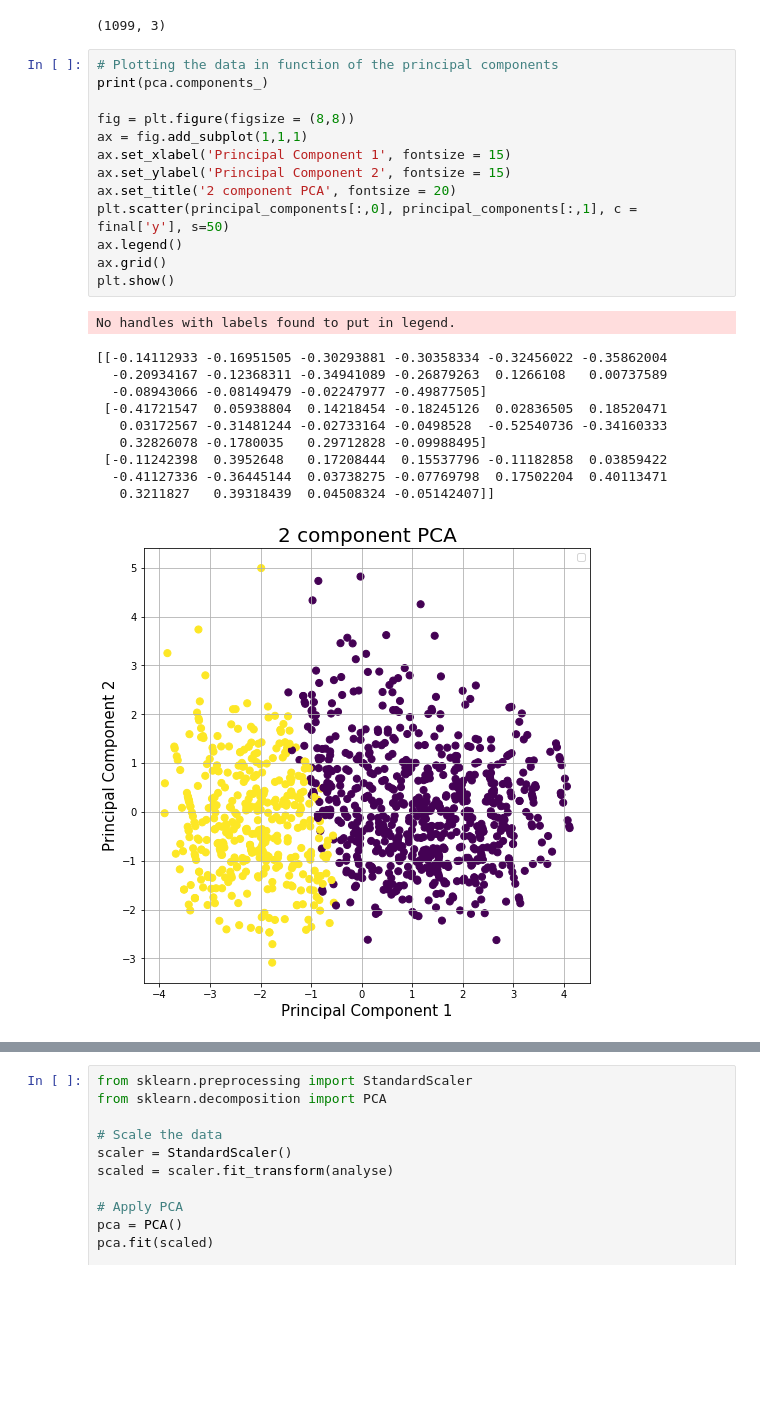
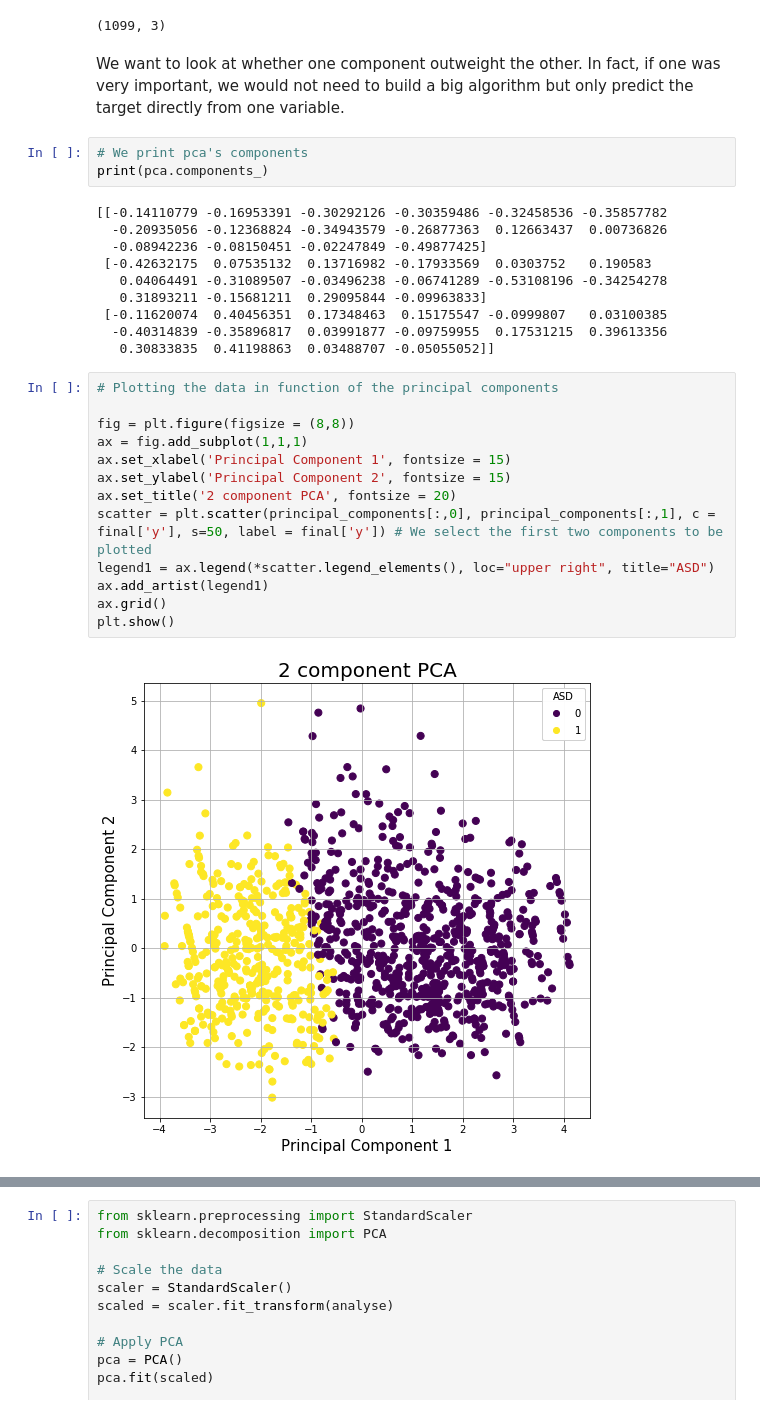
Before and after one commit to clempichon/PCBS_autism, a Jupyter notebook: project.ipynb, the cells around one changed output, grey strips where cells are left out. Cells and saved outputs as stored; diff of their text form; blank space fills up the shorter version.

```diff
--- a/project.ipynb
+++ b/project.ipynb
@@ -181,31 +189,36 @@ final = final.assign(y=analyse[['Class/ASD']].values)
 principal_components.shape
 # %% [output]
 (1099, 3)
+# %% [markdown]
+We want to look at whether one component outweight the other. In fact, if one was very important, we would not need to build a big algorithm but only predict the target directly from one variable.
+# %%
+# We print pca's components
+print(pca.components_)
+# %% [output]
+[[-0.14110779 -0.16953391 -0.30292126 -0.30359486 -0.32458536 -0.35857782
+  -0.20935056 -0.12368824 -0.34943579 -0.26877363  0.12663437  0.00736826
+  -0.08942236 -0.08150451 -0.02247849 -0.49877425]
+ [-0.42632175  0.07535132  0.13716982 -0.17933569  0.0303752   0.190583
+   0.04064491 -0.31089507 -0.03496238 -0.06741289 -0.53108196 -0.34254278
+   0.31893211 -0.15681211  0.29095844 -0.09963833]
+ [-0.11620074  0.40456351  0.17348463  0.15175547 -0.0999807   0.03100385
+  -0.40314839 -0.35896817  0.03991877 -0.09759955  0.17531215  0.39613356
+   0.30833835  0.41198863  0.03488707 -0.05055052]]
 # %%
 # Plotting the data in function of the principal components
-print(pca.components_)
 
 fig = plt.figure(figsize = (8,8))
 ax = fig.add_subplot(1,1,1)
 ax.set_xlabel('Principal Component 1', fontsize = 15)
 ax.set_ylabel('Principal Component 2', fontsize = 15)
 ax.set_title('2 component PCA', fontsize = 20)
-plt.scatter(principal_components[:,0], principal_components[:,1], c = final['y'], s=50)
-ax.legend()
+scatter = plt.scatter(principal_components[:,0], principal_components[:,1], c = final['y'], s=50, label = final['y']) # We select the first two components to be plotted
+legend1 = ax.legend(*scatter.legend_elements(), loc="upper right", title="ASD")
+ax.add_artist(legend1)
 ax.grid()
 plt.show()
 # %% [output]
-No handles with labels found to put in legend.
-[[-0.14112933 -0.16951505 -0.30293881 -0.30358334 -0.32456022 -0.35862004
-  -0.20934167 -0.12368311 -0.34941089 -0.26879263  0.1266108   0.00737589
-  -0.08943066 -0.08149479 -0.02247977 -0.49877505]
- [-0.41721547  0.05938804  0.14218454 -0.18245126  0.02836505  0.18520471
-   0.03172567 -0.31481244 -0.02733164 -0.0498528  -0.52540736 -0.34160333
-   0.32826078 -0.1780035   0.29712828 -0.09988495]
- [-0.11242398  0.3952648   0.17208444  0.15537796 -0.11182858  0.03859422
-  -0.41127336 -0.36445144  0.03738275 -0.07769798  0.17502204  0.40113471
-   0.3211827   0.39318439  0.04508324 -0.05142407]]
-[figure, old version]
+[figure, new version]
 # %%
 
 from sklearn.pipeline import make_pipeline
```
Also changed, not shown: parts of 20 cells of this notebook, 3 other files.
